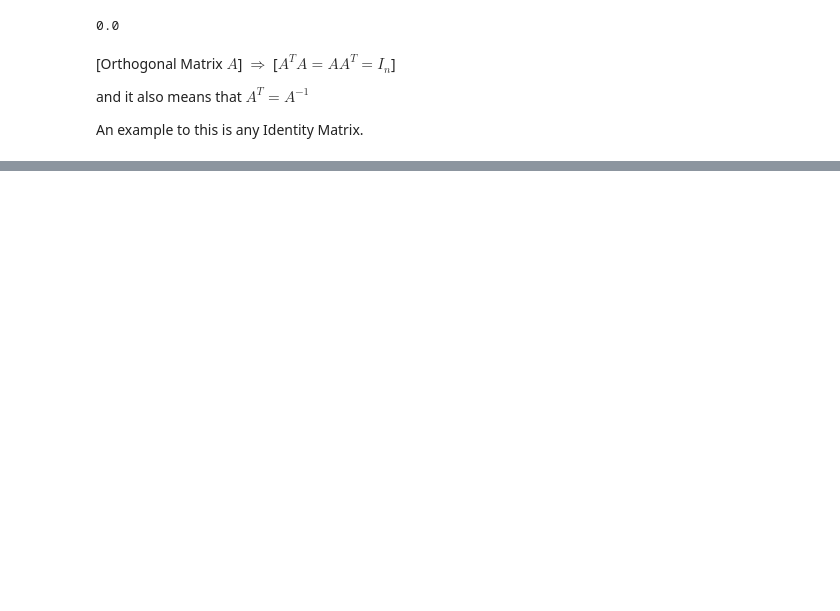
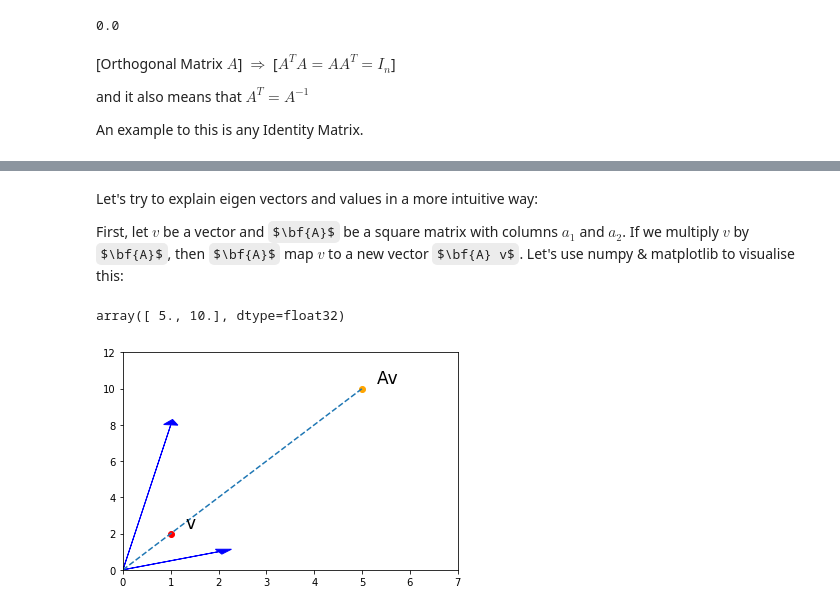
Before and after one commit to Akramz/Machine-Learning-Foundations, a Jupyter notebook: 0.Linear_Algebra.ipynb, the cells around one changed output, grey strips where cells are left out. Cells and saved outputs as stored; diff of their text form; code cells hidden in the pictures; some formulas as TeX source; blank space fills up the shorter version.

```diff
--- a/0.Linear_Algebra.ipynb
+++ b/0.Linear_Algebra.ipynb
@@ -502,0 +510,34 @@ We can also decompose matrices in ways that show us information about their func
+# %% [markdown]
+Let's try to explain eigen vectors and values in a more intuitive way:
+
+First, let $v$ be a vector and $\bf{A}$ be a square matrix with columns $a_1$ and $a_2$. If we multiply $v$ by $\bf{A}$, then $\bf{A}$ map $v$ to a new vector $\bf{A} v$. Let's use numpy & matplotlib to visualise this:
+# %%
+# Let's define the Matrix A and the vector v.
+A = np.array([[1, 2],[8, 1]], dtype='float32')
+v = np.array([1,2], dtype='float32')
+# %%
+# Let's take a look at Av.
+A_v = np.dot(A,v); A_v
+# %% [output]
+array([ 5., 10.], dtype=float32)
+# %%
+# now let's plot the vectors of our interest.
+# let's visualise the two vectors.
+plt.clf()
+ax = plt.axes()
+# we draw the matrix columns as vectors.
+ax.arrow(0, 0, A[:,0][0], A[:,0][1], head_width=0.3, head_length=0.3, color='blue')
+ax.arrow(0, 0, A[:,1][0], A[:,1][1], head_width=0.3, head_length=0.3, color='blue')
+# the original v point.
+ax.scatter(v[0], v[1], color='red')
+ax.annotate('v', (v[0]+0.3, v[1]+0.3), size=17)
+# Av: the transformation.
+ax.scatter(A_v[0], A_v[1], color='orange')
+ax.annotate('Av', (A_v[0]+0.3, A_v[1]+0.3), size=17)
+# we draw a line from the origin to Av to show that v is an eigen vector.
+ax.plot([0, A_v[0]], [0, A_v[1]], ls='--')
+plt.ylim(0,12)
+plt.xlim(0,7)
+plt.show()
+# %% [output]
+[figure, added]
```
Also changed, not shown: parts of 13 cells of this notebook.
